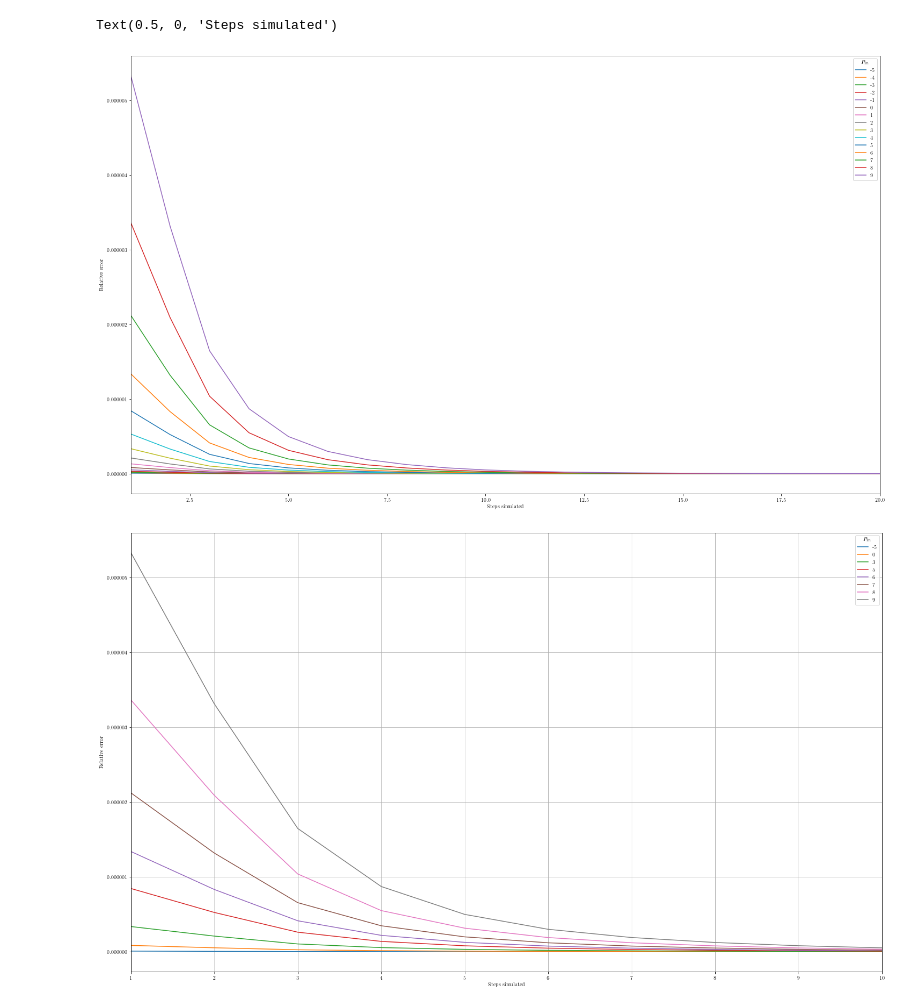
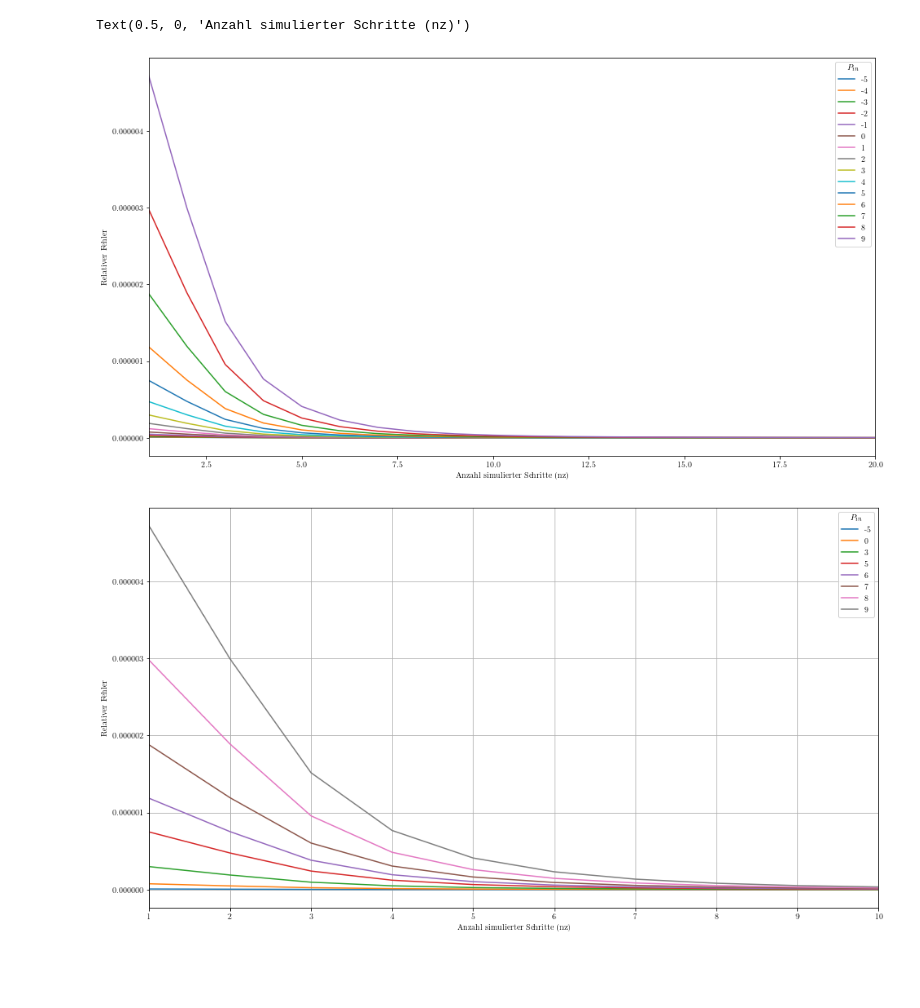
Before and after one commit to domrim/bachelorarbeit-code, a Jupyter notebook: jupyter-notebooks/eval/steps_sweep_error_qpsk.ipynb, the cells around one changed output. Saved outputs shown, nothing was run; the diff lists cells and outputs as text; code cells hidden in the pictures; blank space fills up the shorter version.

```diff
--- a/jupyter-notebooks/eval/steps_sweep_error_qpsk.ipynb
+++ b/jupyter-notebooks/eval/steps_sweep_error_qpsk.ipynb
@@ -9,7 +9,7 @@ DEBUG = False
 # showing figures inline
 %matplotlib inline
 # plotting options
-figure_size = (25, 15)
+figure_size = (16, 9)
 plt.rcParams.update({
     'font.family': 'serif',
     'text.usetex': True,
@@ -64,39 +64,39 @@ for power in np.arange(-5,10):
 # %%
 ## Plots
 fig1 = plt.figure(figsize=figure_size)
 plot1 = fig1.add_subplot()
 fig2 = plt.figure(figsize=figure_size)
 plot2 = fig2.add_subplot()
 for key, data in sims.items():
     ref = data[0]
     signal = data[1]
     x_vals = []
     y_vals = []
     for n_steps, sim_out in signal:
         x_vals.append(n_steps)
         y_vals.append(abs(calc_relerr(sim_out, ref)))
 
     plot1.plot(x_vals, y_vals, label=key)
     if key in ['-5', '0', '3', '5', '6', '7', '8', '9']:
         plot2.plot(x_vals, y_vals, label=key)
 
 xmin = np.amin(x_vals)
 xmax = np.amax(x_vals)
 
 plot1.legend(loc='upper right', title='$P_{in}$')
 plot1.set_xlim(xmin, 20)
-plot1.set_ylabel("Relative error")
-plot1.set_xlabel("Steps simulated")
+plot1.set_ylabel("Relativer Fehler")
+plot1.set_xlabel("Anzahl simulierter Schritte (nz)")
 
 plot2.legend(loc='upper right', title='$P_{in}$')
 plot2.grid()
 plot2.set_xlim(xmin, 10)
-plot2.set_ylabel("Relative error")
-plot2.set_xlabel("Steps simulated")
+plot2.set_ylabel("Relativer Fehler")
+plot2.set_xlabel("Anzahl simulierter Schritte (nz)")
 # %% [output]
-Text(0.5, 0, 'Steps simulated')
+Text(0.5, 0, 'Anzahl simulierter Schritte (nz)')
-[figure, old version]
+[figure, new version]
-[figure, old version]
+[figure, new version]
 # %%
 # simulate channel for multiple power inputs without alpha
 sims2 ={}
```
Also changed, not shown: parts of 2 cells of this notebook, 16 other files.
